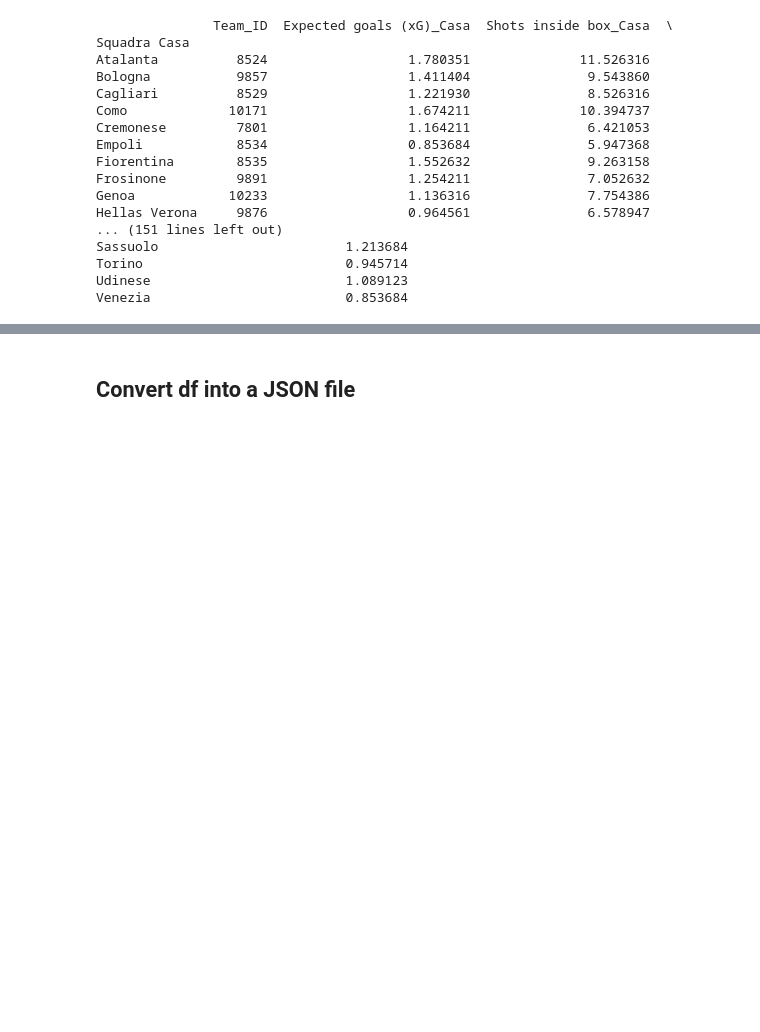
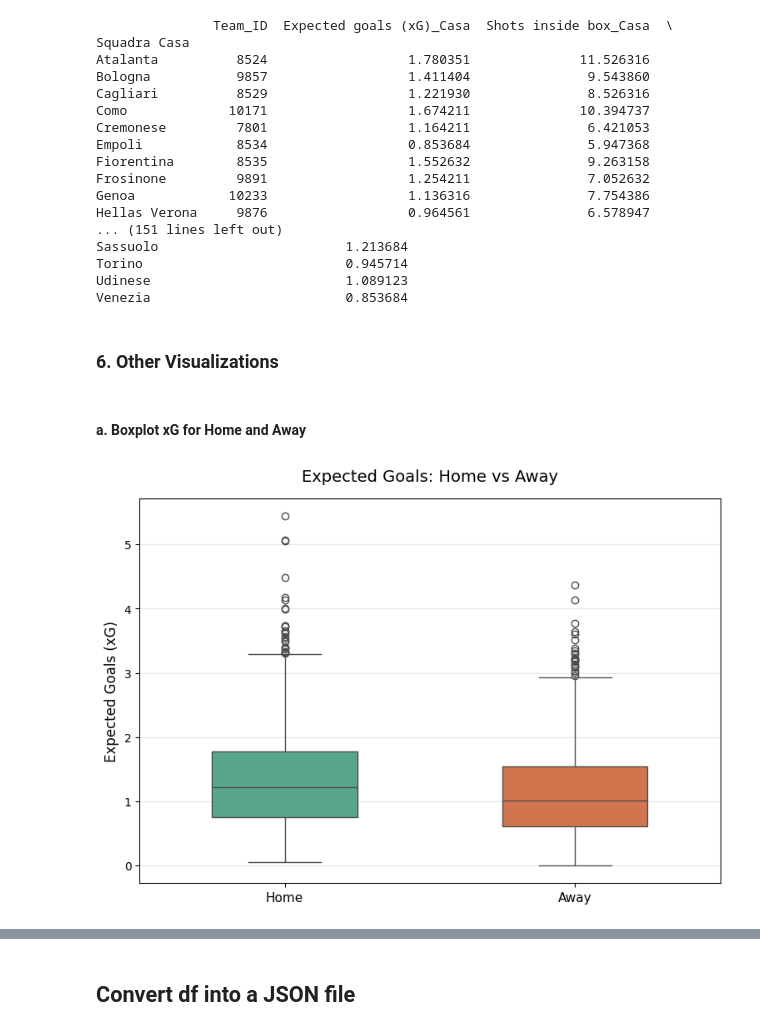
Before and after one commit to piro22/SerieA_DSFB_Project, a Jupyter notebook: API_App/data_exploration.ipynb, the cells around one changed output, grey strips where cells are left out. Cells and saved outputs as stored; diff of their text form; code cells hidden in the pictures; blank space fills up the shorter version.

Commit message:
all features visualized

```diff
--- a/API_App/data_exploration.ipynb
+++ b/API_App/data_exploration.ipynb
@@ -494,3 +494,23 @@ Sassuolo                        1.213684
 Torino                          0.945714
 Udinese                         1.089123
 Venezia                         0.853684
+# %% [markdown]
+### 6. Other Visualizations
+# %% [markdown]
+#### a. Boxplot xG for Home and Away
+# %%
+plt.figure(figsize=(9, 6))
+
+sns.boxplot(data=df_third[['Expected goals (xG)_Casa', 'Expected goals (xG)_Fuori']],
+            palette=['#4CB391', '#E66C37'],
+            width=0.5)
+
+
+plt.title('Expected Goals: Home vs Away', fontsize=14, pad=15)
+plt.ylabel('Expected Goals (xG)', fontsize=12)
+plt.xticks([0, 1], ['Home', 'Away'], fontsize=11)
+plt.grid(axis='y', alpha=0.3)
+
+plt.show()
+# %% [output]
+[figure, added]
```
Also changed, not shown: parts of 9 cells of this notebook, 1 other file.
